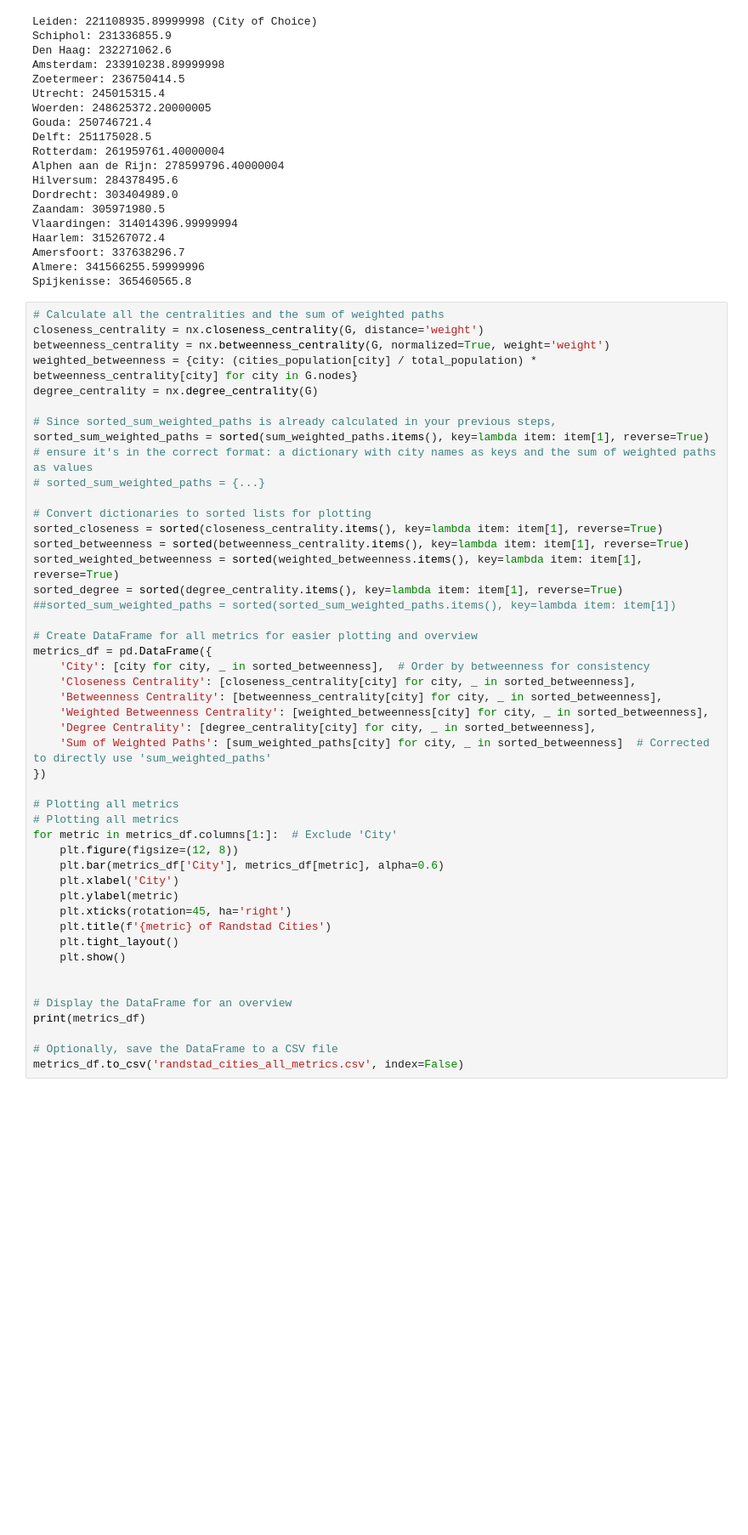
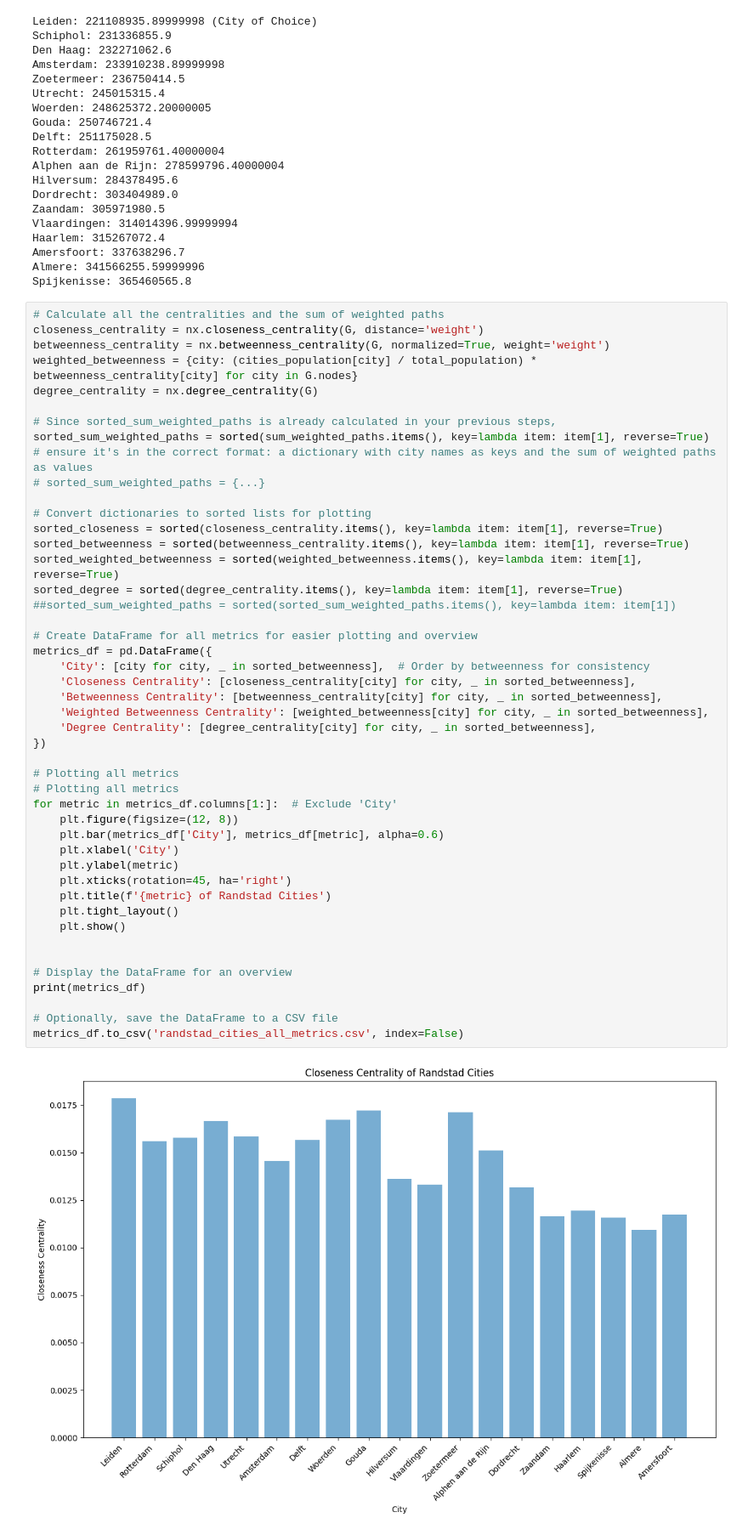
Before and after one commit to Tanneheemsbergen/Designednetworks, a Jupyter notebook: RandstadMetrics.ipynb, the cells around one changed output. Shown at 85% size. Saved outputs shown, nothing was run; the diff lists cells and outputs as text; blank space fills up the shorter version.

```diff
--- a/RandstadMetrics.ipynb
+++ b/RandstadMetrics.ipynb
@@ -374,31 +374,31 @@ sorted_degree = sorted(degree_centrality.items(), key=lambda item: item[1], reve
 ##sorted_sum_weighted_paths = sorted(sorted_sum_weighted_paths.items(), key=lambda item: item[1])
 
 # Create DataFrame for all metrics for easier plotting and overview
 metrics_df = pd.DataFrame({
     'City': [city for city, _ in sorted_betweenness],  # Order by betweenness for consistency
     'Closeness Centrality': [closeness_centrality[city] for city, _ in sorted_betweenness],
     'Betweenness Centrality': [betweenness_centrality[city] for city, _ in sorted_betweenness],
     'Weighted Betweenness Centrality': [weighted_betweenness[city] for city, _ in sorted_betweenness],
     'Degree Centrality': [degree_centrality[city] for city, _ in sorted_betweenness],
-    'Sum of Weighted Paths': [sum_weighted_paths[city] for city, _ in sorted_betweenness]  # Corrected to directly use 'sum_weighted_paths'
 })
 
 # Plotting all metrics
 # Plotting all metrics
 for metric in metrics_df.columns[1:]:  # Exclude 'City'
     plt.figure(figsize=(12, 8))
     plt.bar(metrics_df['City'], metrics_df[metric], alpha=0.6)
     plt.xlabel('City')
     plt.ylabel(metric)
     plt.xticks(rotation=45, ha='right')
     plt.title(f'{metric} of Randstad Cities')
     plt.tight_layout()
     plt.show()
 
 
 # Display the DataFrame for an overview
 print(metrics_df)
 
 # Optionally, save the DataFrame to a CSV file
 metrics_df.to_csv('randstad_cities_all_metrics.csv', index=False)
 # %% [output]
+[figure, added]
```
Also changed, not shown: parts of 1 cell of this notebook, 1 other file.
